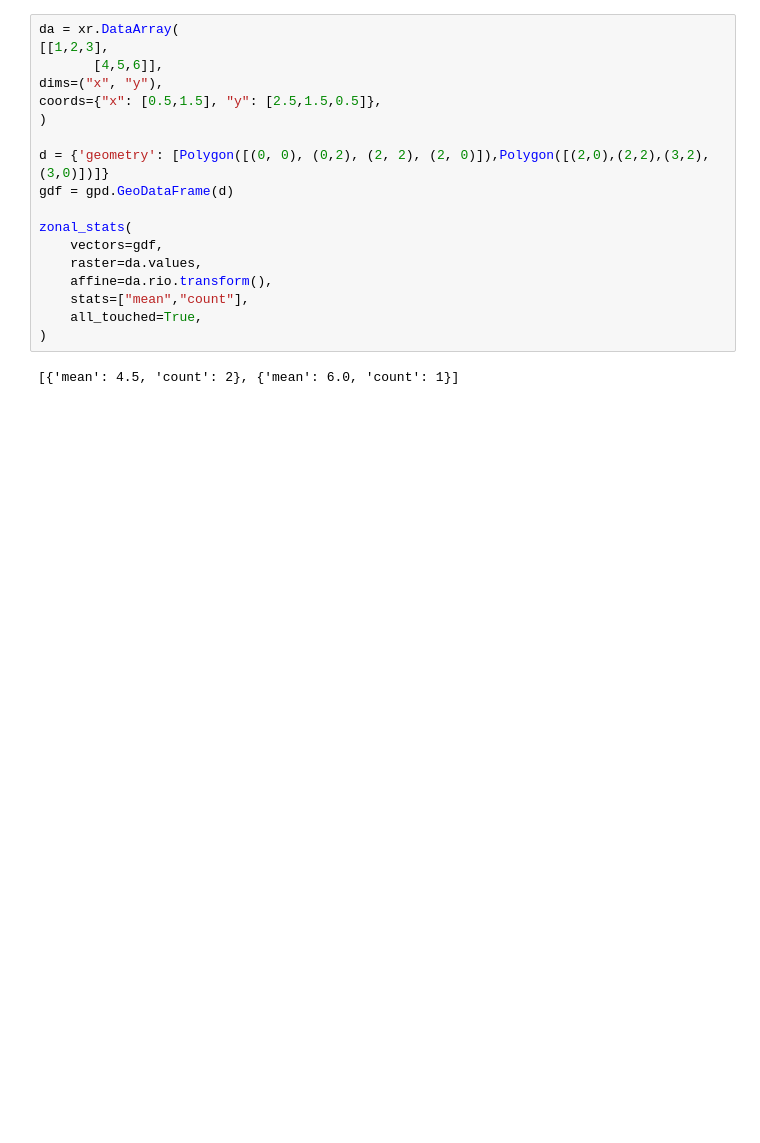
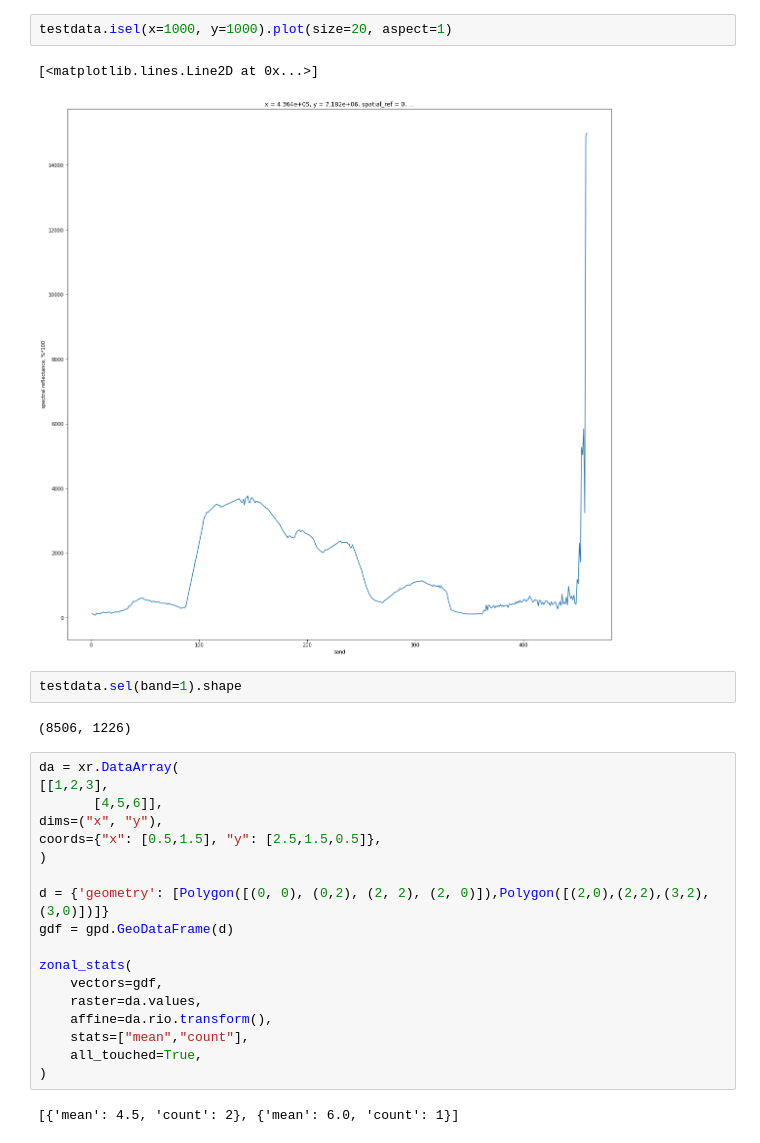
Before and after one commit to chryss/spectral_analysis, a Jupyter notebook: notebooks/Untitled.ipynb, the cells around one changed output. Drawn from its saved outputs; the diff is of its cells as text; blank space fills up the shorter version.

```diff
--- a/notebooks/Untitled.ipynb
+++ b/notebooks/Untitled.ipynb
@@ -8,3 +285,12 @@ import rioxarray
+# %%
+testdata.isel(x=1000, y=1000).plot(size=20, aspect=1)
+# %% [output]
+[<matplotlib.lines.Line2D at 0x...>]
+[figure, added]
+# %%
+testdata.sel(band=1).shape
+# %% [output]
+(8506, 1226)
 # %%
 da = xr.DataArray(
 [[1,2,3],
```
Also changed, not shown: parts of 20 cells of this notebook, 2 other files.
